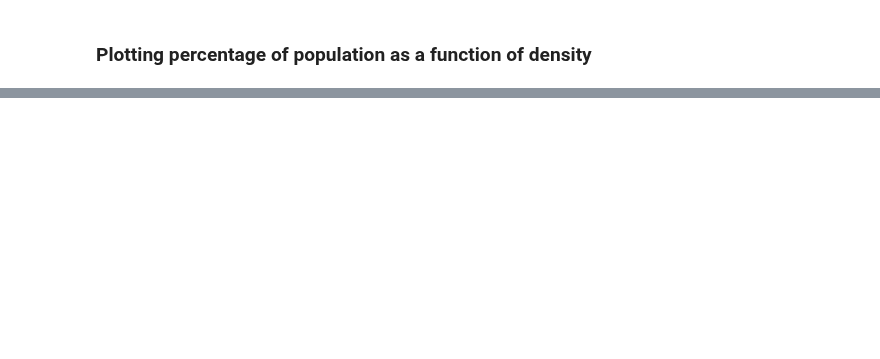
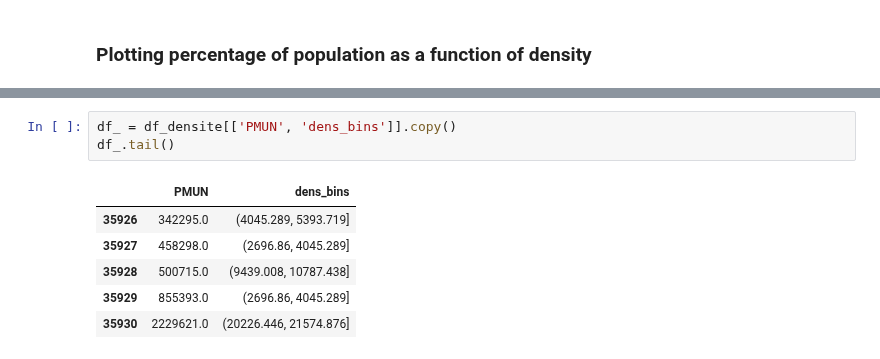
Before and after one commit to Toff-CxDaurade/French-Population, a Jupyter notebook: data_population-density.ipynb, the cells around one changed output, grey strips where cells are left out. Saved outputs shown, nothing was run; the diff lists cells and outputs as text; blank space fills up the shorter version.

```diff
--- a/data_population-density.ipynb
+++ b/data_population-density.ipynb
@@ -245,0 +258,10 @@ Joffrey to add new plot here:
+# %%
+df_ = df_densite[['PMUN', 'dens_bins']].copy()
+df_.tail()
+# %% [output]
+|  | PMUN | dens_bins |
+| 35926 | 342295.0 | (4045.289, 5393.719] |
+| 35927 | 458298.0 | (2696.86, 4045.289] |
+| 35928 | 500715.0 | (9439.008, 10787.438] |
+| 35929 | 855393.0 | (2696.86, 4045.289] |
+| 35930 | 2229621.0 | (20226.446, 21574.876] |
```
Also changed, not shown: parts of 14 cells of this notebook.
